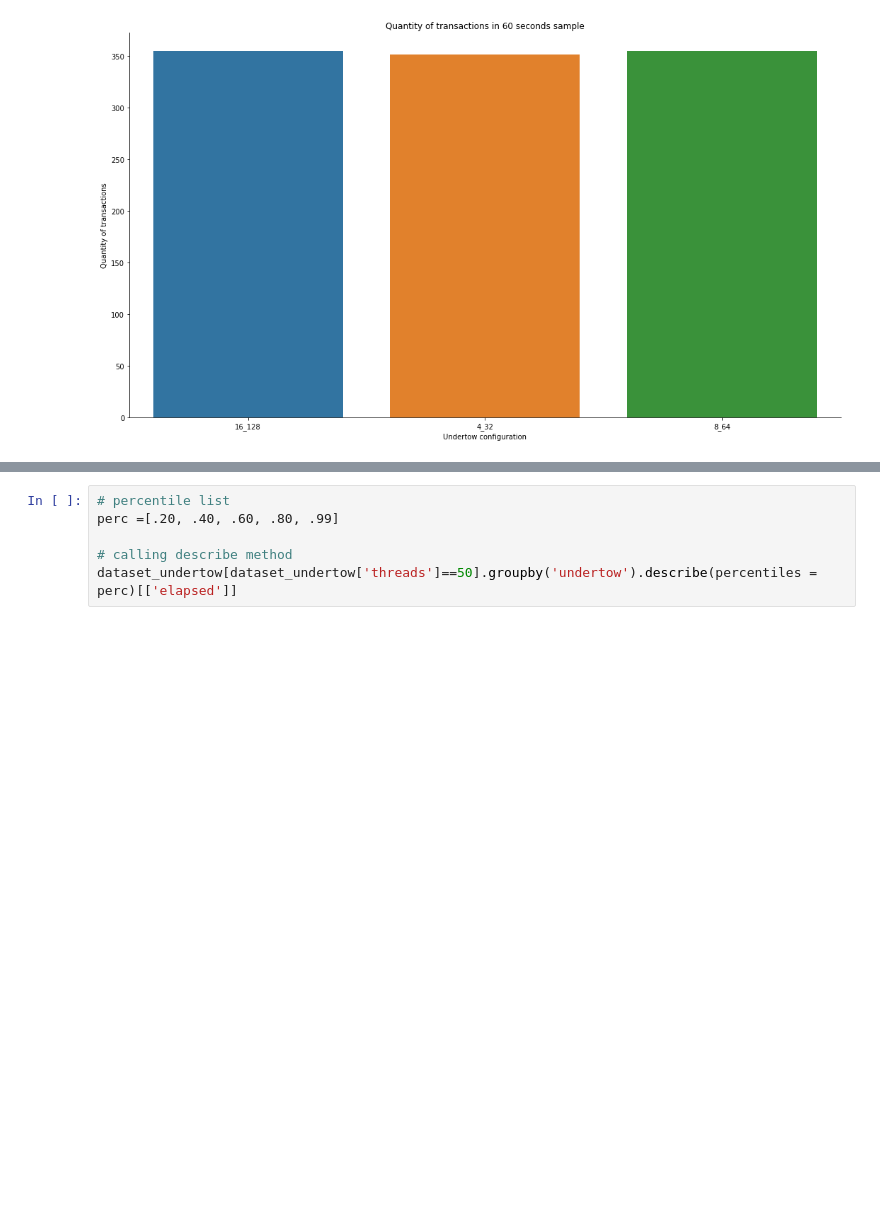
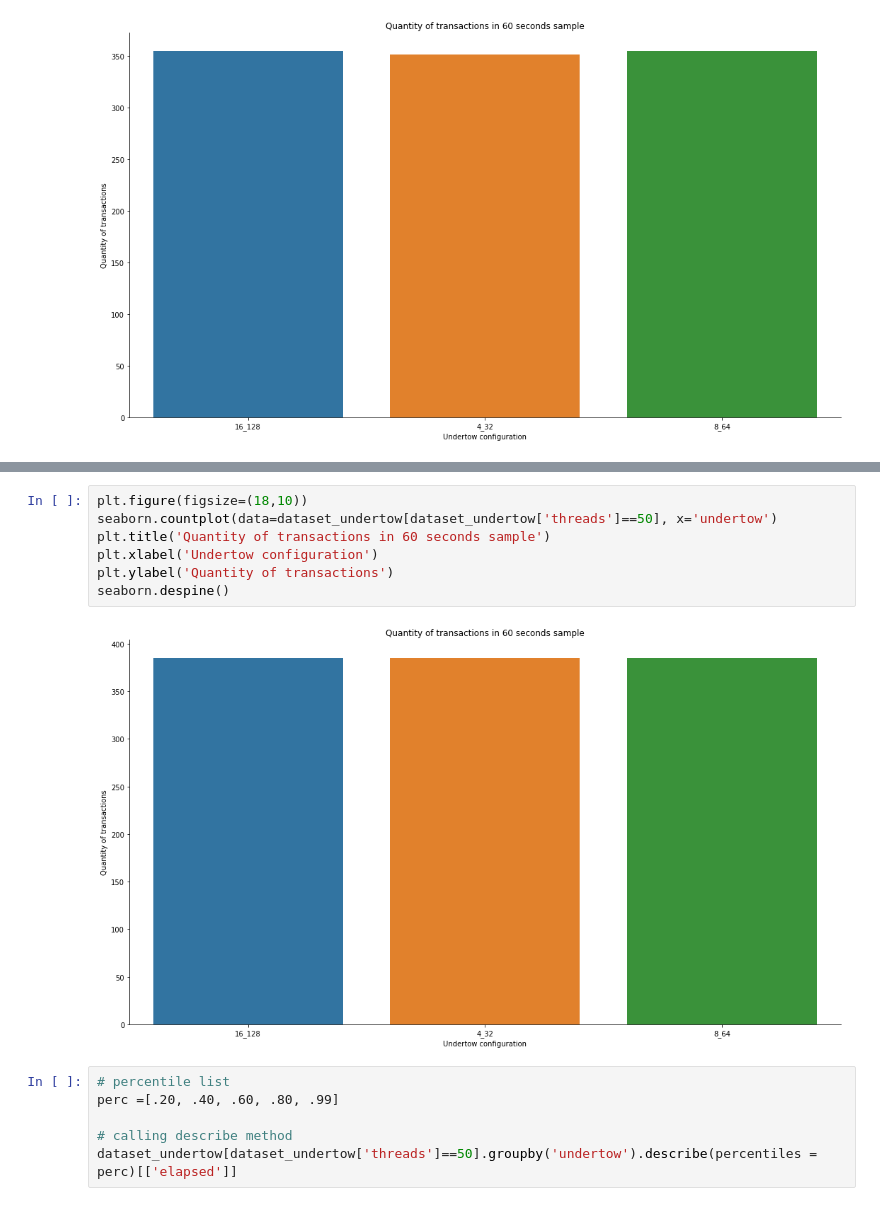
Before and after one commit to solujan/performance-test, a Jupyter notebook: spring_boot_performance_resttemplate.ipynb, the cells around one changed output, grey strips where cells are left out. Saved outputs shown, nothing was run; the diff lists cells and outputs as text; blank space fills up the shorter version.

```diff
--- a/spring_boot_performance_resttemplate.ipynb
+++ b/spring_boot_performance_resttemplate.ipynb
@@ -303,3 +333,12 @@ seaborn.despine()
+# %%
+plt.figure(figsize=(18,10))
+seaborn.countplot(data=dataset_undertow[dataset_undertow['threads']==50], x='undertow')
+plt.title('Quantity of transactions in 60 seconds sample')
+plt.xlabel('Undertow configuration')
+plt.ylabel('Quantity of transactions')
+seaborn.despine()
+# %% [output]
+[figure, added]
 # %%
 # percentile list
 perc =[.20, .40, .60, .80, .99]
```
Also changed, not shown: parts of 8 cells of this notebook.
